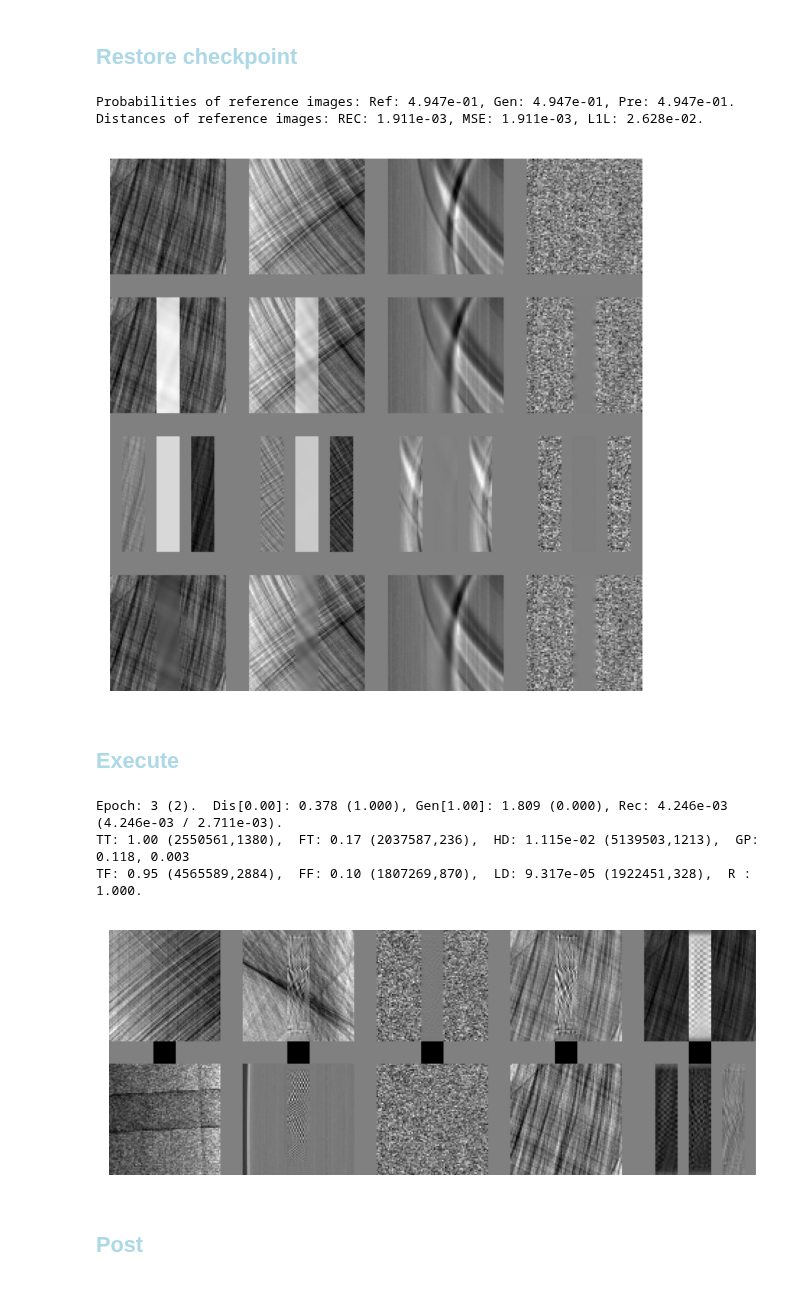
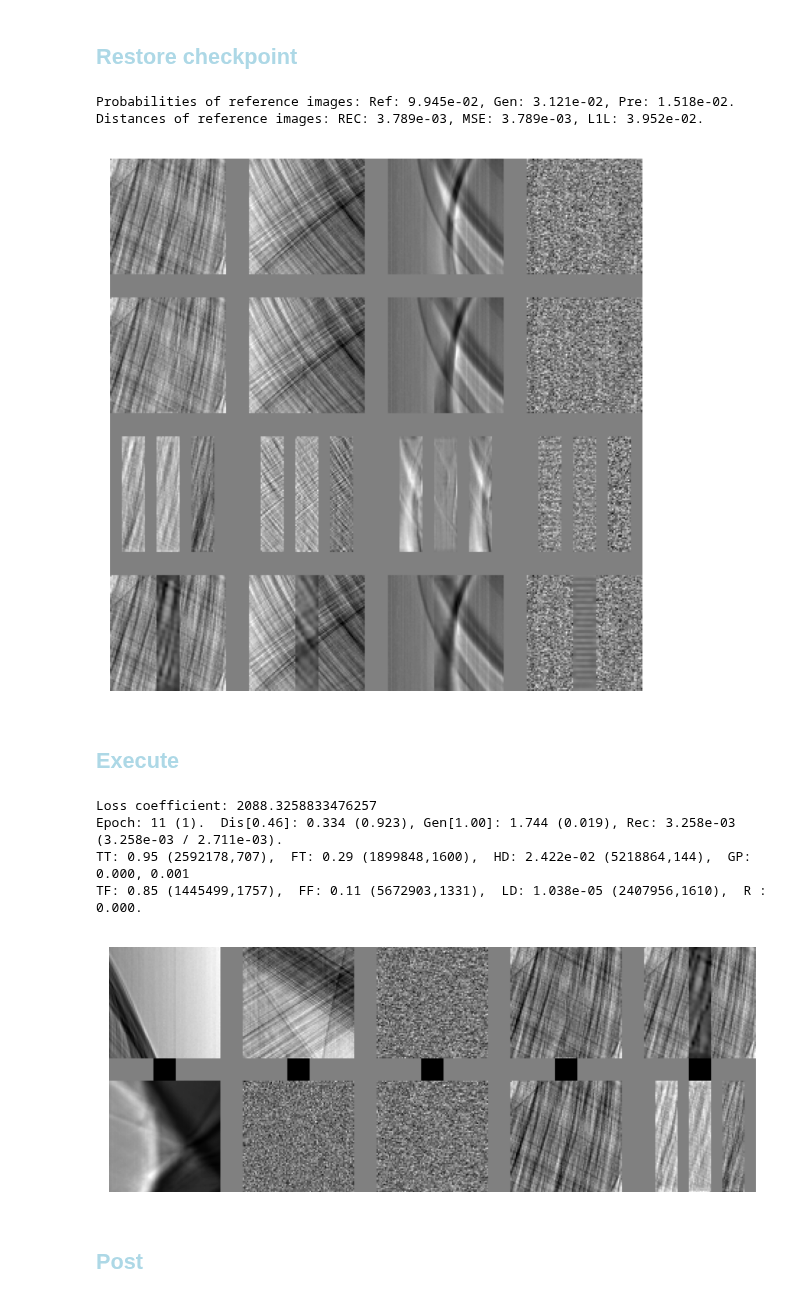
Before and after one commit to AustralianSynchrotron/sinogap, a Jupyter notebook: sinogap_dj0.ipynb, the cells around one changed output. Saved outputs shown, nothing was run; the diff lists cells and outputs as text; code cells hidden in the pictures.

```diff
--- a/sinogap_dj0.ipynb
+++ b/sinogap_dj0.ipynb
@@ -30,8 +30,8 @@ sg.TCfg = sg.TCfgClass(
     ,latentDim = 64
     ,batchSize = 64    #16384 #32768
     ,labelSmoothFac = 0.1 # For Fake labels (or set to 0.0 for no smoothing).
-    ,learningRateD = 0.0002
-    ,learningRateG = 0.0002
+    ,learningRateD = 0.00002
+    ,learningRateG = 0.00002
 )
 
 sg.DCfg = sg.DCfgClass(16)
@@ -276,7 +251,7 @@ Estimated Total Size (MB): 1299.07
 
 class Discriminator(sg.DiscriminatorTemplate):
     def __init__(self):
-        super(Discriminator, self).__init__(4)
+        super(Discriminator, self).__init__()
         self.body =  nn.Sequential(
             self.encblock( 1/self.baseChannels,
                                1, 3, norm=False),
@@ -322,21 +279,21 @@ Estimated Total Size (MB): 104.20
 ## <font style="color:lightblue">Restore checkpoint</font>
 # %%
 savedCheckPoint = f"checkPoint_{sg.TCfg.exec}"
-sg.epoch, sg.iter, sg.minGEpoch, sg.minGdLoss, sg.startFrom = sg.restoreCheckpoint(savedCheckPoint+"_hourly.pth")
+sg.epoch, sg.iter, sg.minGEpoch, sg.minGdLoss, sg.startFrom = sg.restoreCheckpoint(savedCheckPoint+".pth")
 sg.writer = sg.createWriter(sg.TCfg.logDir, True)
 sg.writer.add_graph(sg.generator, ((sg.refImages, sg.refNoises),) )
 #sg.writer.add_graph(sg.discriminator, refImages)
 sg.initialTest()
 # %% [output]
-Probabilities of reference images: Ref: 4.947e-01, Gen: 4.947e-01, Pre: 4.947e-01.
-Distances of reference images: REC: 1.911e-03, MSE: 1.911e-03, L1L: 2.628e-02.
+Probabilities of reference images: Ref: 9.945e-02, Gen: 3.121e-02, Pre: 1.518e-02.
+Distances of reference images: REC: 3.789e-03, MSE: 3.789e-03, L1L: 3.952e-02.
-[figure, old version]
+[figure, new version]
 # %% [markdown]
 ## <font style="color:lightblue">Execute</font>
 # %%
 
-sg.TCfg.batchSize = 64
-sg.freeGPUmem()
+#sg.TCfg.batchSize = 64
+#sg.freeGPUmem()
 sg.dataLoader = sg.createTrainLoader(trainSet, num_workers=8)
 sg.testLoader = sg.createTestLoader(testSet, num_workers=8)
 #Rec_diff, MSE_diff, L1L_diff = sg.summarizeSet(sg.testLoader)
@@ -356,39 +313,58 @@ sg.testLoader = sg.createTestLoader(testSet, num_workers=8)
 
 #torch.autograd.set_detect_anomaly(True)
 #Summary. Rec: 2.711e-03, MSE: 2.711e-03, L1L: 3.165e-02.
 Rec_diff, MSE_diff, L1L_diff = 2.711e-03, 2.711e-03, 3.165e-02
 sg.prepGdLoss =  Rec_diff
 if Rec_diff == 0:
     Rec_diff, MSE_diff, L1L_diff = sg.summarizeSet(sg.dataLoader)
 if not sg.epoch :
     sg.writer.add_scalars("Distances per epoch",
                           {'MSE': MSE_diff
                           ,'L1L': L1L_diff
                           ,'REC': Rec_diff
                           }, 0 )
 
+
+#optG_cp = torch.load(savedCheckPoint+".pth", map_location=sg.TCfg.device)['optimizerGen']
+def my_beforeReport() :
+    sg.lossDifCoef *= 1.0001
+    print(f"Loss coefficient: {sg.lossDifCoef}")
+    return
+    global optG_cp
+    sg.generator.lowResGen = Generator8()
+    sg.generator.to(sg.TCfg.device)
+    curgen = sg.generator
+    while hasattr(curgen, 'lowResGen') :
+        sg.lowResGenerators[curgen.lowResGen.gapW] = curgen.lowResGen
+        curgen = curgen.lowResGen
+    sg.optimizer_G = sg.createOptimizer(sg.generator, sg.TCfg.learningRateG)
+    sg.optimizer_G.load_state_dict(optG_cp)
+sg.beforeReport = my_beforeReport
+
+
 sg.noAdv = False
 sg.lossAdvCoef = 1.0
-sg.lossDifCoef = 256.0
+sg.lossDifCoef = 2048
 
 
 
 try :
     sg.train(savedCheckPoint)
 except :
     del sg.dataLoader
     del sg.testLoader
     sg.freeGPUmem()
     1/10 # to release Jupyuter memory in the next step
     raise
 
 
- # adv, train last, pretrained low
+ # adv, train all, pretrained low !!!  LOW LR
 # %% [output]
-Epoch: 3 (2).  Dis[0.00]: 0.378 (1.000), Gen[1.00]: 1.809 (0.000), Rec: 4.246e-03 (4.246e-03 / 2.711e-03).
-TT: 1.00 (2550561,1380),  FT: 0.17 (2037587,236),  HD: 1.115e-02 (5139503,1213),  GP: 0.118, 0.003
-TF: 0.95 (4565589,2884),  FF: 0.10 (1807269,870),  LD: 9.317e-05 (1922451,328),  R : 1.000.
+Loss coefficient: 2088.3258833476257
+Epoch: 11 (1).  Dis[0.46]: 0.334 (0.923), Gen[1.00]: 1.744 (0.019), Rec: 3.258e-03 (3.258e-03 / 2.711e-03).
+TT: 0.95 (2592178,707),  FT: 0.29 (1899848,1600),  HD: 2.422e-02 (5218864,144),  GP: 0.000, 0.001
+TF: 0.85 (1445499,1757),  FF: 0.11 (5672903,1331),  LD: 1.038e-05 (2407956,1610),  R : 0.000.
-[figure, old version]
+[figure, new version]
 # %% [markdown]
 ## <font style="color:lightblue">Post</font>
 # %%
```
Also changed, not shown: parts of 4 cells of this notebook, 1 other file.
